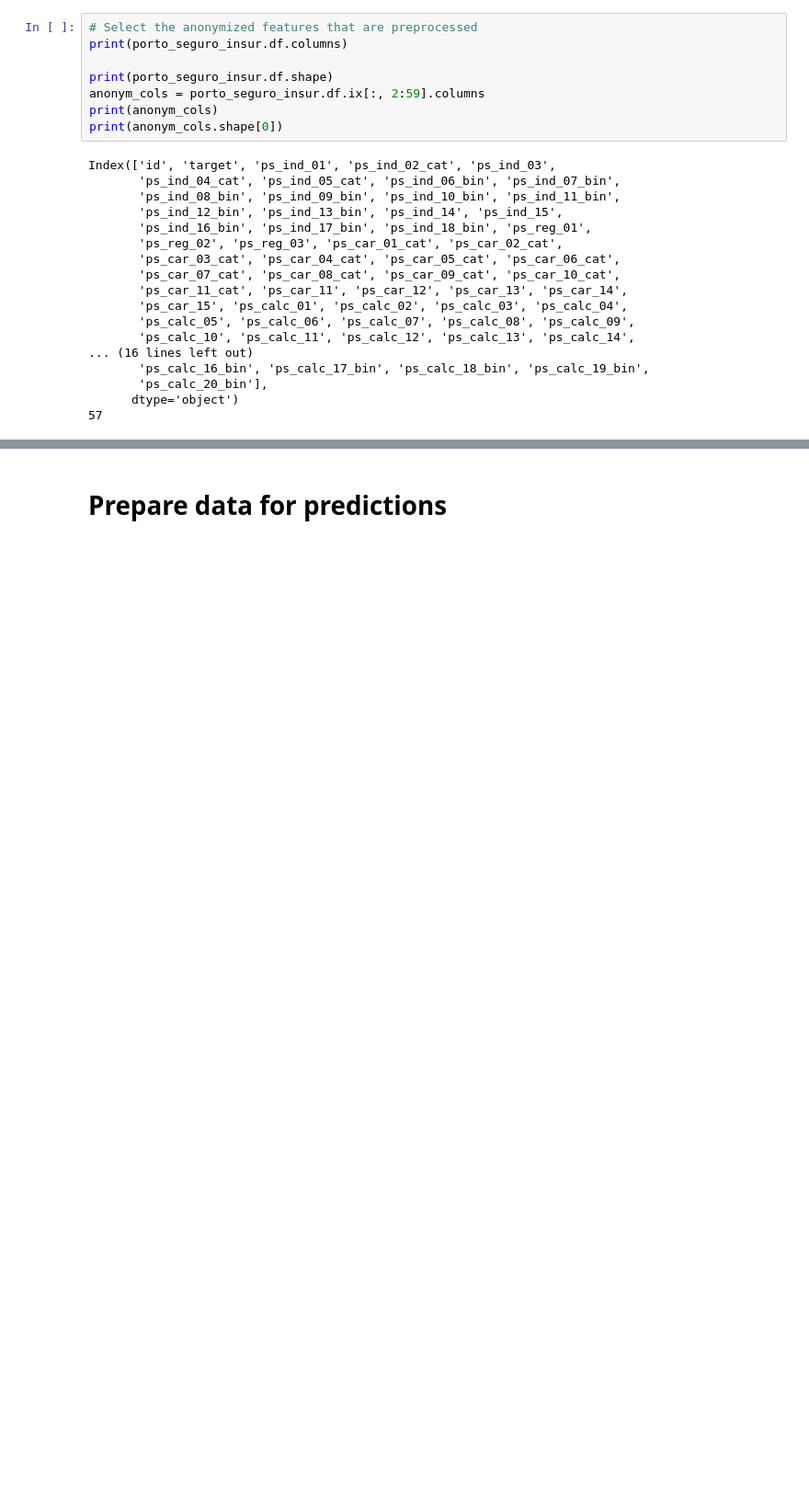
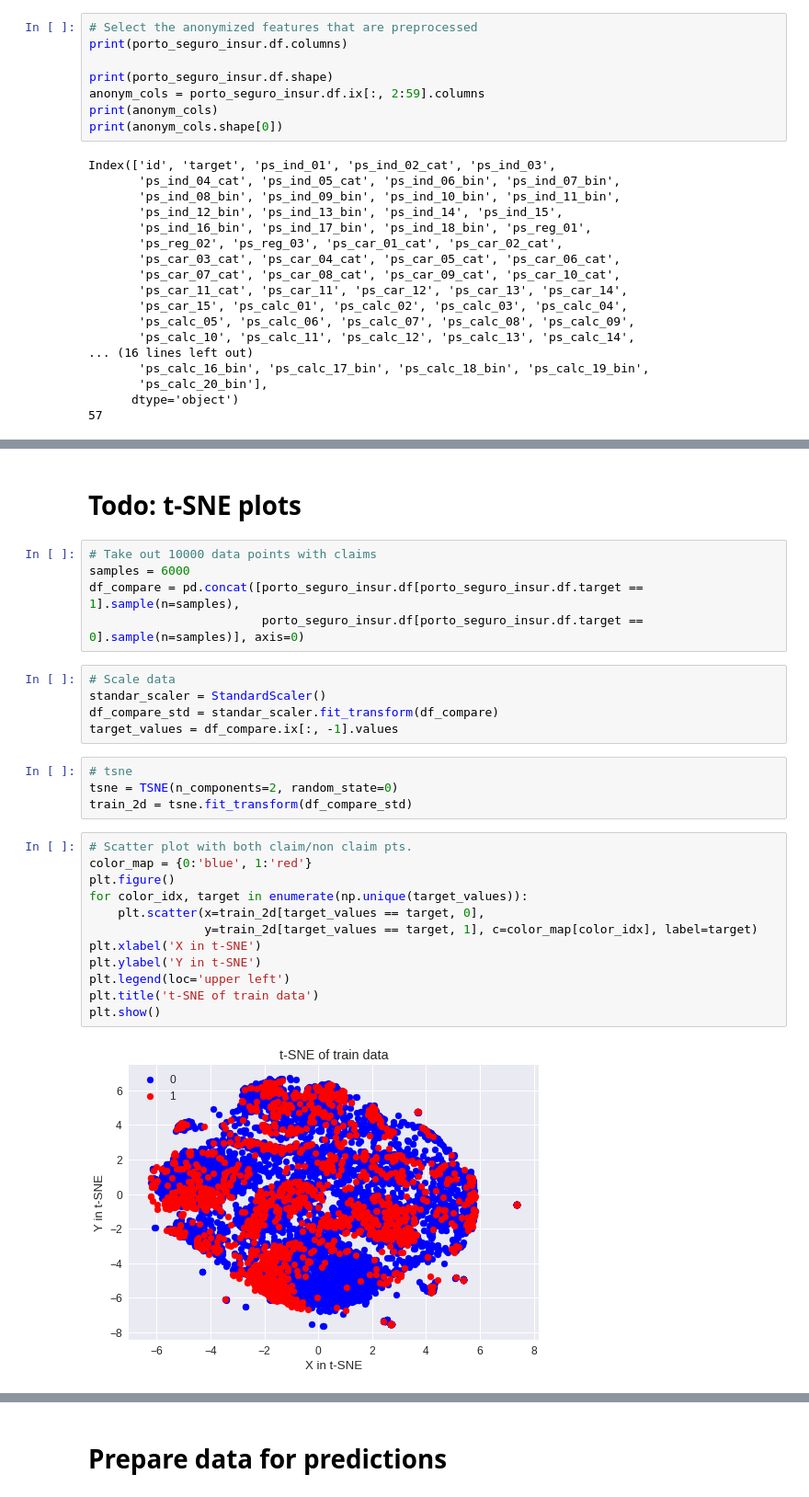
Before and after one commit to MizioAnd/PortoSeguroInsur, a Jupyter notebook: porto_seguro_notebook.ipynb, the cells around one changed output, grey strips where cells are left out. Shown at 92% size. Drawn from its saved outputs; the diff is of its cells as text; blank space fills up the shorter version.

Commit message:
Plot high-dimensional data in 2D using t-SNE.

```diff
--- a/porto_seguro_notebook.ipynb
+++ b/porto_seguro_notebook.ipynb
@@ -418,3 +420,33 @@ for ite, col in enumerate(porto_seguro_insur.df[anonym_cols]):
 plt.show()
 # %% [output]
 [figure]
+# %% [markdown]
+# Todo: t-SNE plots
+# %%
+# Take out 10000 data points with claims
+samples = 6000
+df_compare = pd.concat([porto_seguro_insur.df[porto_seguro_insur.df.target == 1].sample(n=samples),
+                        porto_seguro_insur.df[porto_seguro_insur.df.target == 0].sample(n=samples)], axis=0)
+# %%
+# Scale data
+standar_scaler = StandardScaler()
+df_compare_std = standar_scaler.fit_transform(df_compare)
+target_values = df_compare.ix[:, -1].values
+# %%
+# tsne
+tsne = TSNE(n_components=2, random_state=0)
+train_2d = tsne.fit_transform(df_compare_std)
+# %%
+# Scatter plot with both claim/non claim pts.
+color_map = {0:'blue', 1:'red'}
+plt.figure()
+for color_idx, target in enumerate(np.unique(target_values)):
+    plt.scatter(x=train_2d[target_values == target, 0],
+                y=train_2d[target_values == target, 1], c=color_map[color_idx], label=target)
+plt.xlabel('X in t-SNE')
+plt.ylabel('Y in t-SNE')
+plt.legend(loc='upper left')
+plt.title('t-SNE of train data')
+plt.show()
+# %% [output]
+[figure, added]
```
Also changed, not shown: parts of 3 cells of this notebook.
